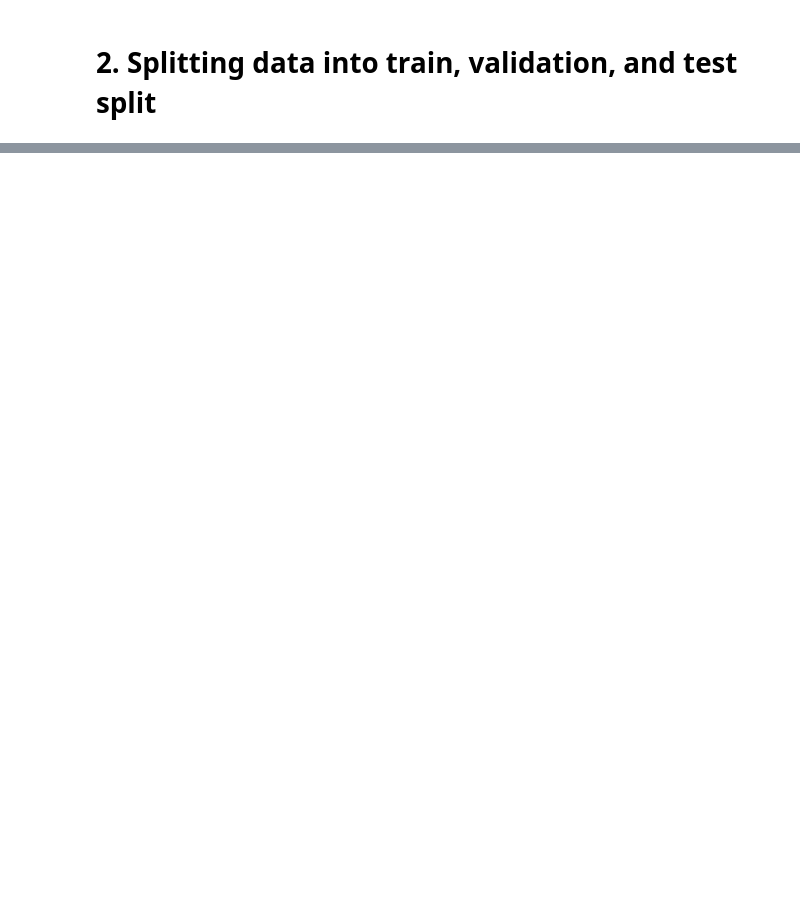
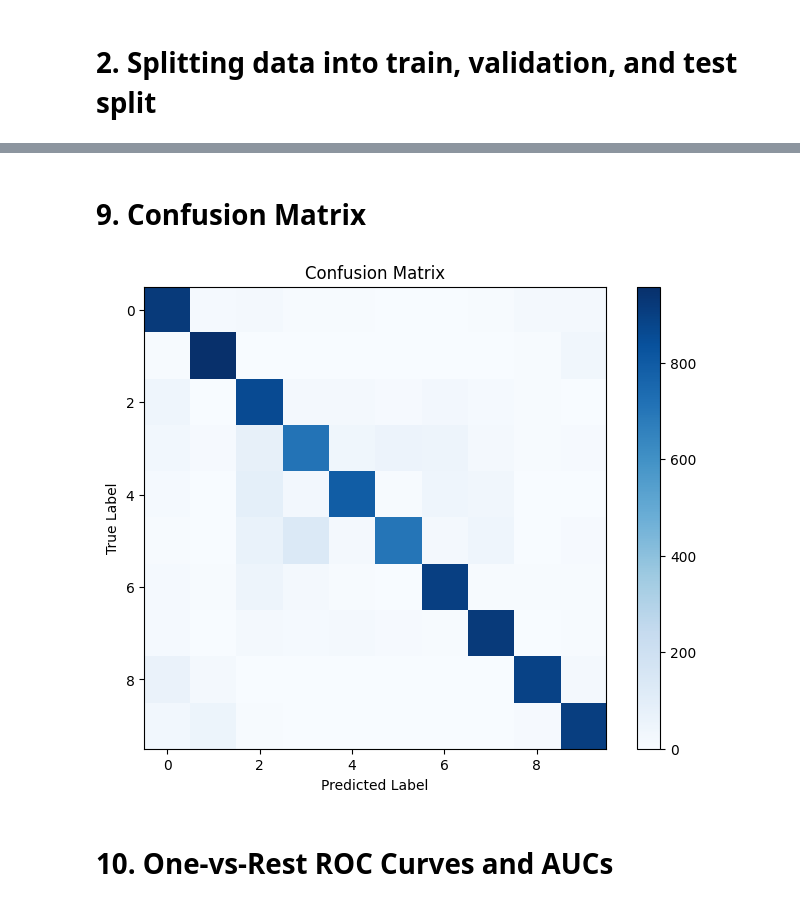
Before and after one commit to ahsanrbaloch/CNN-CIFAR10-ML, a Jupyter notebook: cifar10_classification.ipynb, the cells around one changed output, grey strips where cells are left out. Cells and saved outputs as stored; diff of their text form; code cells hidden in the pictures; blank space fills up the shorter version.

```diff
--- a/cifar10_classification.ipynb
+++ b/cifar10_classification.ipynb
@@ -239,0 +403,20 @@ Epoch 40/40
+# %%
+import numpy as np
+from sklearn.metrics import classification_report
+
+# Generate predictions for the test set
+y_pred = model.predict(X_test)
+
+
+
+# Convert predictions to class labels
+y_pred_labels = np.argmax(y_pred, axis=1)
+
+# Classification report
+report = classification_report(y_test, y_pred_labels, target_names=class_names, output_dict=True)
+
+# Convert the classification report to a DataFrame
+report_df = pd.DataFrame(report).transpose()
+
+# Display the classification report
+print(report_df)
@@ -239,0 +465,21 @@ Epoch 40/40
+# %% [markdown]
+# 9. Confusion Matrix
+# %%
+from sklearn.metrics import confusion_matrix, roc_curve, auc
+import matplotlib.pyplot as plt
+
+# Calculate confusion matrix
+conf_matrix = confusion_matrix(y_test, y_pred_labels)
+
+# Display confusion matrix
+plt.figure(figsize=(8, 6))
+plt.imshow(conf_matrix, cmap='Blues', interpolation='nearest')
+plt.title('Confusion Matrix')
+plt.colorbar()
+plt.xlabel('Predicted Label')
+plt.ylabel('True Label')
+plt.show()
+# %% [output]
+[figure, added]
+# %% [markdown]
+# 10. One-vs-Rest ROC Curves and AUCs
```
Also changed, not shown: parts of 28 cells of this notebook.
